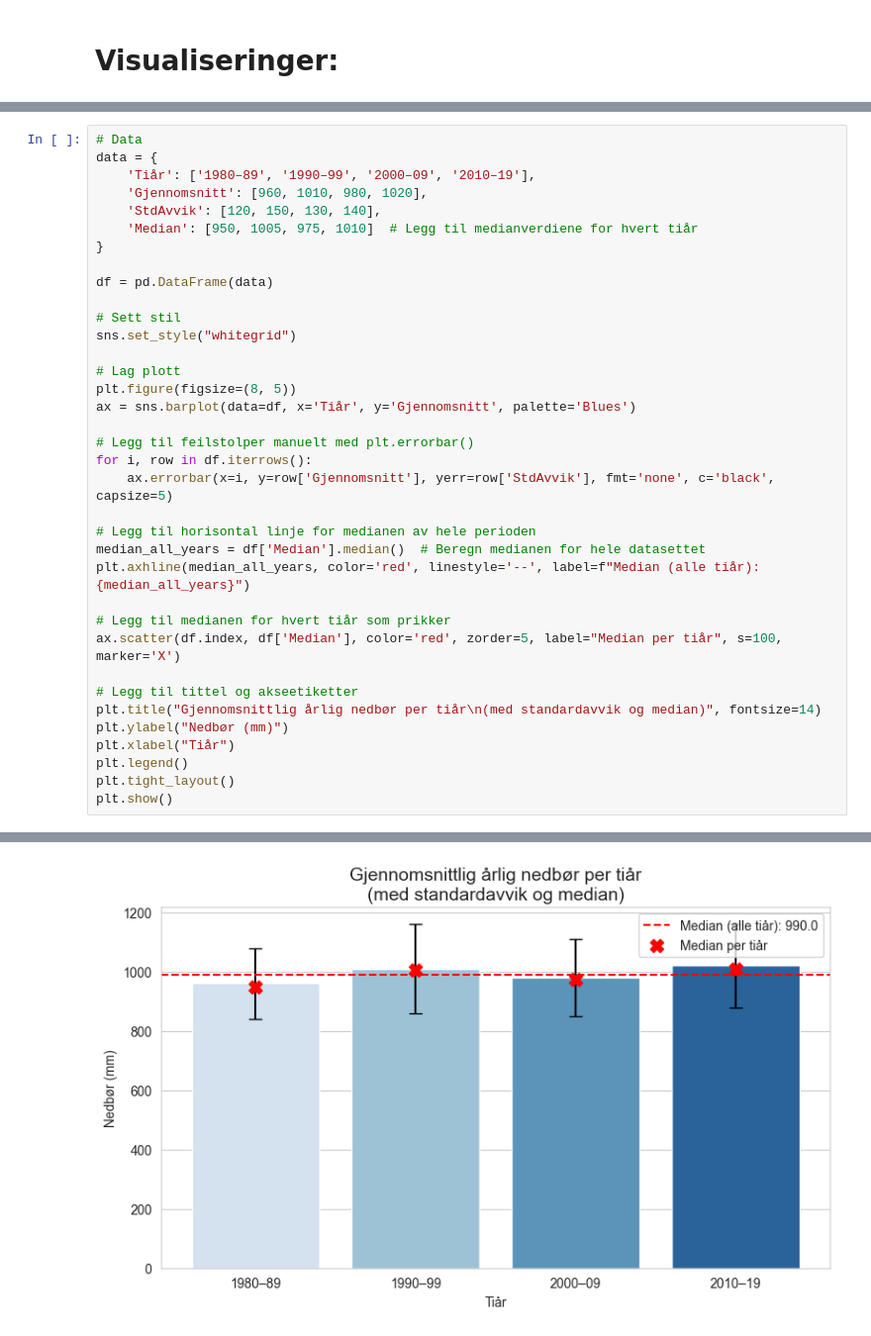
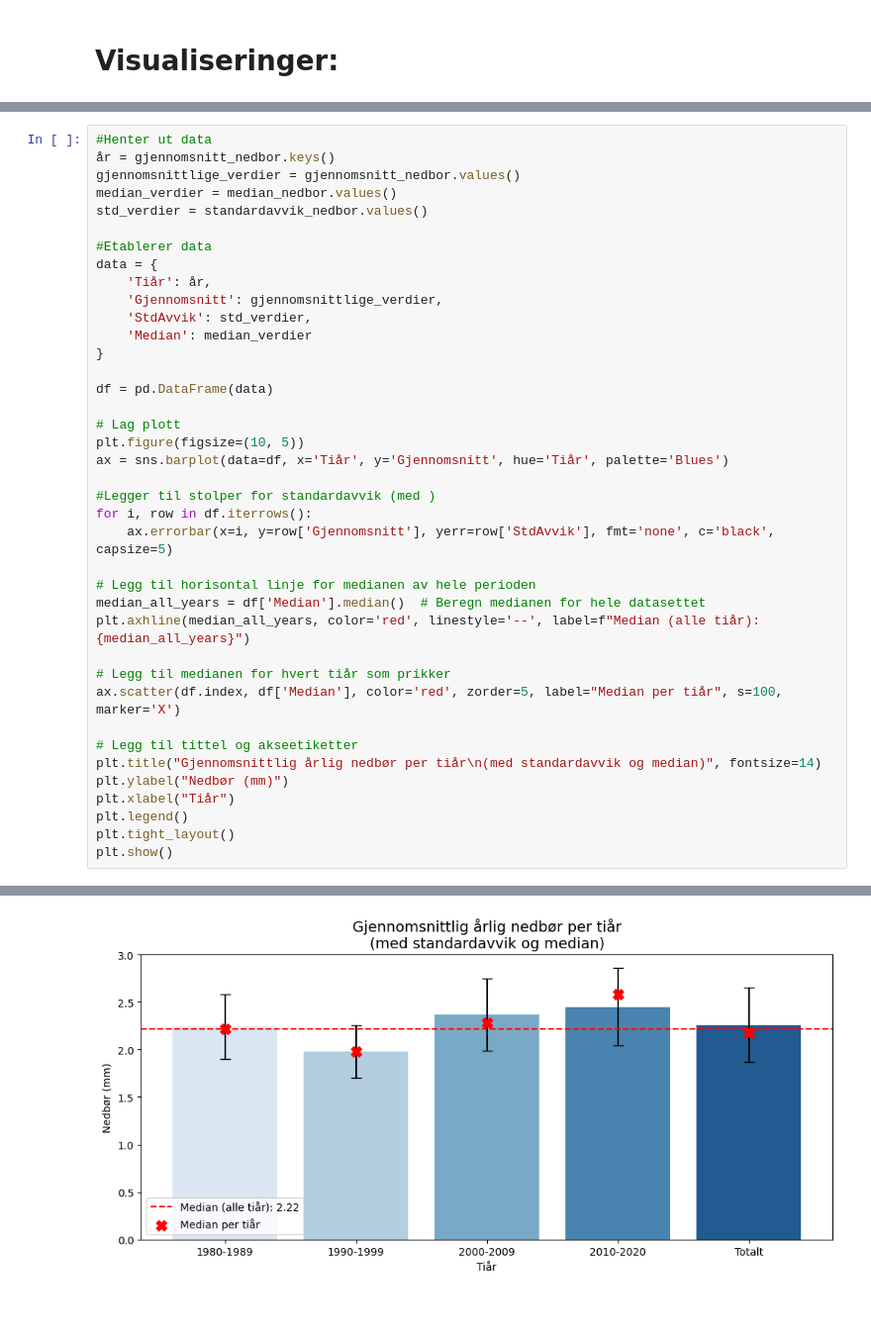
Before and after one commit to hannahnygard/TDT4114-milj.dataanalyse, a Jupyter notebook: proj_environment-main/notebooks/nedbor.ipynb, the cells around one changed output, grey strips where cells are left out. Shown: that part at 99% size. Cells and saved outputs as stored; diff of their text form; blank space fills up the shorter version.

```diff
--- a/proj_environment-main/notebooks/nedbor.ipynb
+++ b/proj_environment-main/notebooks/nedbor.ipynb
@@ -174,22 +174,25 @@ plt.show()
 # %%
-# Data
+#Henter ut data
+år = gjennomsnitt_nedbor.keys()
+gjennomsnittlige_verdier = gjennomsnitt_nedbor.values()
+median_verdier = median_nedbor.values()
+std_verdier = standardavvik_nedbor.values()
+
+#Etablerer data
 data = {
-    'Tiår': ['1980–89', '1990–99', '2000–09', '2010–19'],
-    'Gjennomsnitt': [960, 1010, 980, 1020],
-    'StdAvvik': [120, 150, 130, 140],
-    'Median': [950, 1005, 975, 1010]  # Legg til medianverdiene for hvert tiår
+    'Tiår': år,
+    'Gjennomsnitt': gjennomsnittlige_verdier,
+    'StdAvvik': std_verdier,
+    'Median': median_verdier
 }
 
 df = pd.DataFrame(data)
 
-# Sett stil
-sns.set_style("whitegrid")
+# Lag plott
+plt.figure(figsize=(10, 5))
+ax = sns.barplot(data=df, x='Tiår', y='Gjennomsnitt', hue='Tiår', palette='Blues')
 
-# Lag plott
-plt.figure(figsize=(8, 5))
-ax = sns.barplot(data=df, x='Tiår', y='Gjennomsnitt', palette='Blues')
-
-# Legg til feilstolper manuelt med plt.errorbar()
+#Legger til stolper for standardavvik (med )
 for i, row in df.iterrows():
     ax.errorbar(x=i, y=row['Gjennomsnitt'], yerr=row['StdAvvik'], fmt='none', c='black', capsize=5)
 
@@ -214 +214 @@ Passing `palette` without assigning `hue` is deprecated and will be removed in v
-[figure, old version]
+[figure, new version]
```
Also changed, not shown: parts of 8 cells of this notebook, 1 other file.
